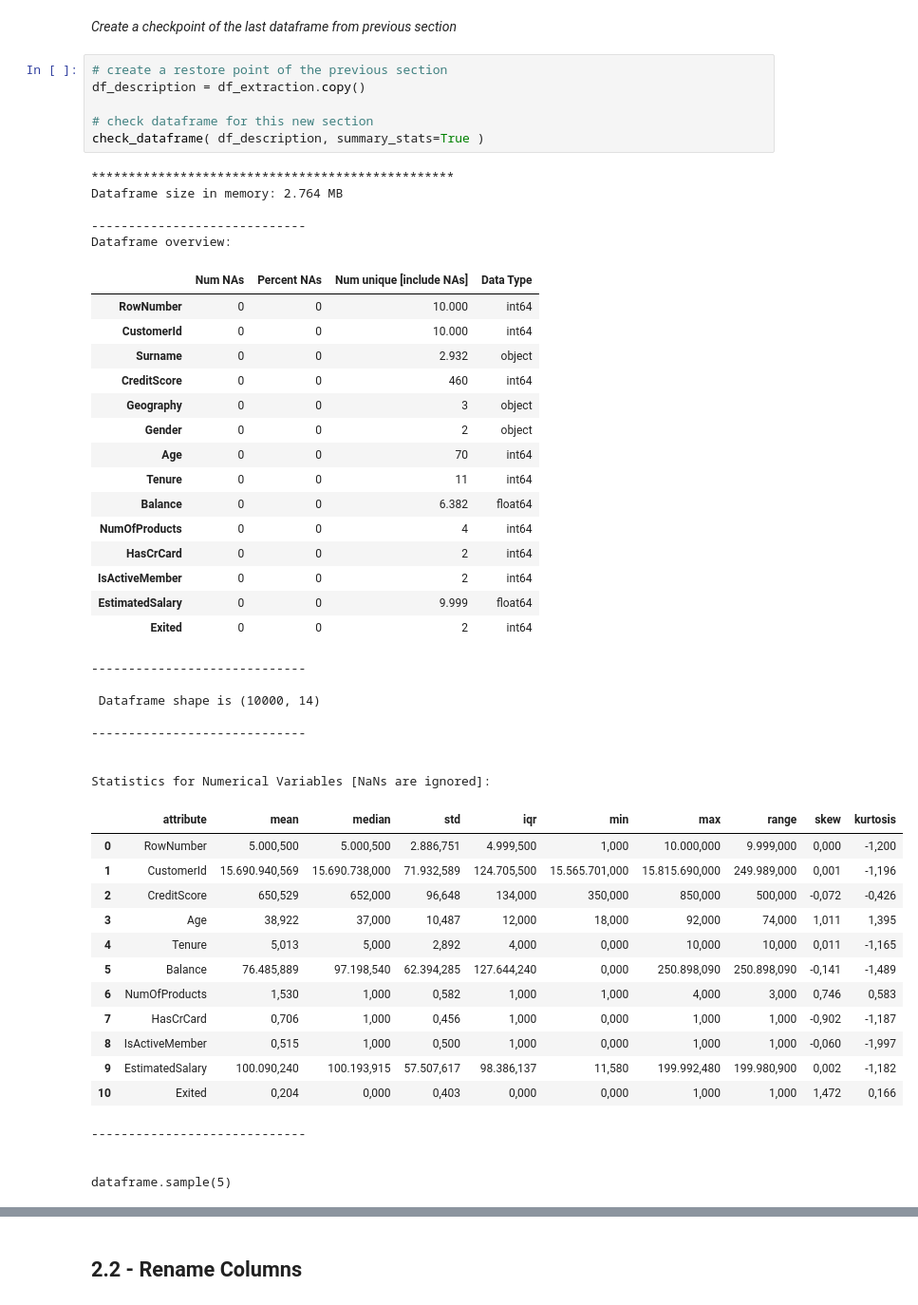
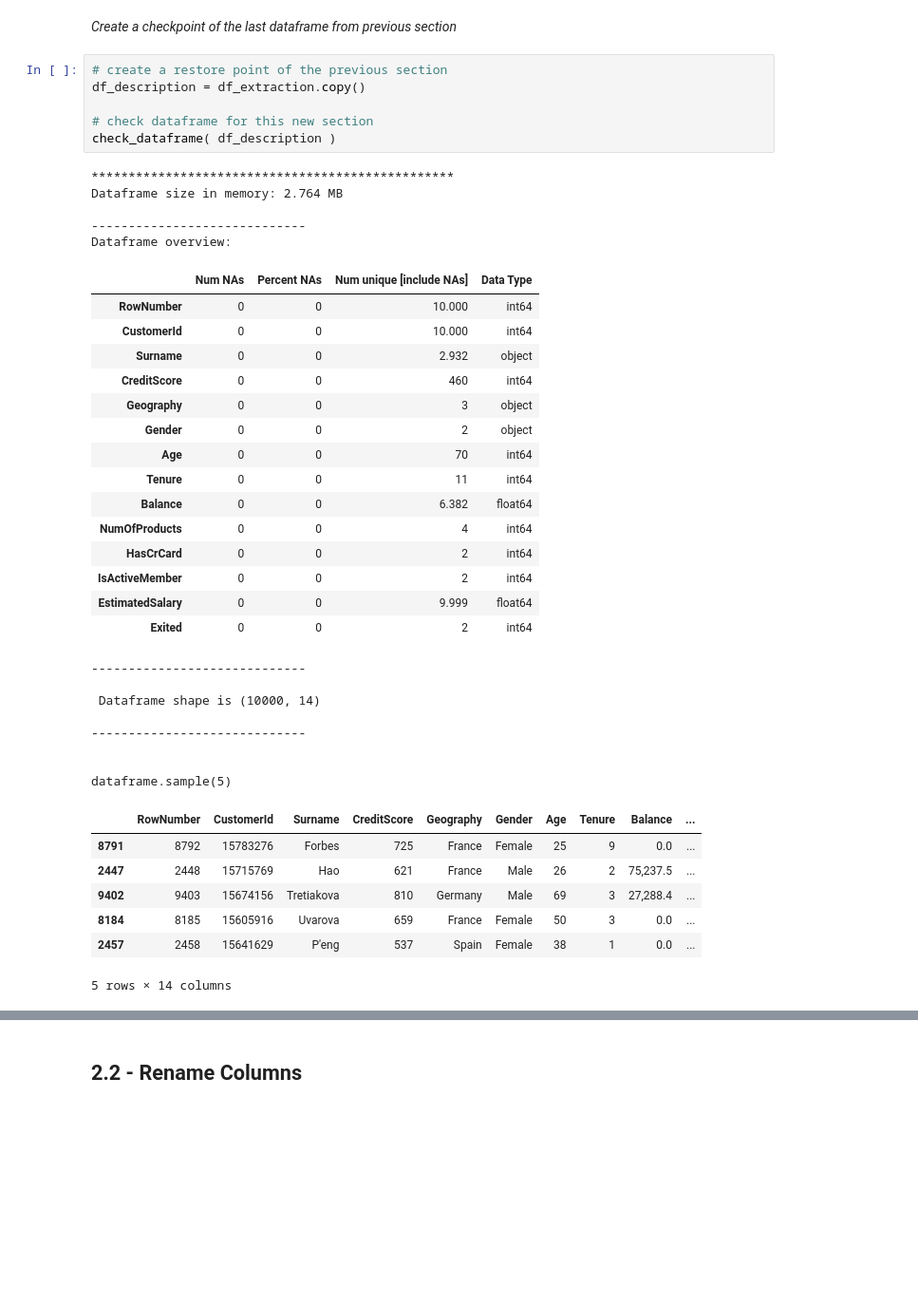
Before and after one commit to ds-gustavo-cunha/Indicium-Case, a Jupyter notebook: notebooks/0.0_gustavo-cunha_first_iteration.ipynb, the cells around one changed output, grey strips where cells are left out. Shown at 95% size. Cells and saved outputs as stored; diff of their text form; blank space fills up the shorter version.

```diff
--- a/notebooks/0.0_gustavo-cunha_first_iteration.ipynb
+++ b/notebooks/0.0_gustavo-cunha_first_iteration.ipynb
@@ -139,49 +139,40 @@ df_extraction
 df_description = df_extraction.copy()
 
 # check dataframe for this new section
-check_dataframe( df_description, summary_stats=True )
+check_dataframe( df_description )
 # %% [output]
 *************************************************
 Dataframe size in memory: 2.764 MB
 
 -----------------------------
 Dataframe overview:
 |  | Num NAs | Percent NAs | Num unique [include NAs] | Data Type |
 | RowNumber | 0 | 0 | 10.000 | int64 |
 | CustomerId | 0 | 0 | 10.000 | int64 |
 | Surname | 0 | 0 | 2.932 | object |
 | CreditScore | 0 | 0 | 460 | int64 |
 | Geography | 0 | 0 | 3 | object |
 | Gender | 0 | 0 | 2 | object |
 | Age | 0 | 0 | 70 | int64 |
 | Tenure | 0 | 0 | 11 | int64 |
 | Balance | 0 | 0 | 6.382 | float64 |
 | NumOfProducts | 0 | 0 | 4 | int64 |
 | HasCrCard | 0 | 0 | 2 | int64 |
 | IsActiveMember | 0 | 0 | 2 | int64 |
 | EstimatedSalary | 0 | 0 | 9.999 | float64 |
 | Exited | 0 | 0 | 2 | int64 |
 -----------------------------
 
  Dataframe shape is (10000, 14)
 
 -----------------------------
 
 
-Statistics for Numerical Variables [NaNs are ignored]:
+dataframe.sample(5)
-|  | attribute | mean | median | std | iqr | min | max | range | skew | kurtosis |
-| 0 | RowNumber | 5.000,500 | 5.000,500 | 2.886,751 | 4.999,500 | 1,000 | 10.000,000 | 9.999,000 | 0,000 | -1,200 |
-| 1 | CustomerId | 15.690.940,569 | 15.690.738,000 | 71.932,589 | 124.705,500 | 15.565.701,000 | 15.815.690,000 | 249.989,000 | 0,001 | -1,196 |
-| 2 | CreditScore | 650,529 | 652,000 | 96,648 | 134,000 | 350,000 | 850,000 | 500,000 | -0,072 | -0,426 |
-| 3 | Age | 38,922 | 37,000 | 10,487 | 12,000 | 18,000 | 92,000 | 74,000 | 1,011 | 1,395 |
-| 4 | Tenure | 5,013 | 5,000 | 2,892 | 4,000 | 0,000 | 10,000 | 10,000 | 0,011 | -1,165 |
-| 5 | Balance | 76.485,889 | 97.198,540 | 62.394,285 | 127.644,240 | 0,000 | 250.898,090 | 250.898,090 | -0,141 | -1,489 |
-| 6 | NumOfProducts | 1,530 | 1,000 | 0,582 | 1,000 | 1,000 | 4,000 | 3,000 | 0,746 | 0,583 |
-| 7 | HasCrCard | 0,706 | 1,000 | 0,456 | 1,000 | 0,000 | 1,000 | 1,000 | -0,902 | -1,187 |
-| 8 | IsActiveMember | 0,515 | 1,000 | 0,500 | 1,000 | 0,000 | 1,000 | 1,000 | -0,060 | -1,997 |
-| 9 | EstimatedSalary | 100.090,240 | 100.193,915 | 57.507,617 | 98.386,137 | 11,580 | 199.992,480 | 199.980,900 | 0,002 | -1,182 |
-| 10 | Exited | 0,204 | 0,000 | 0,403 | 0,000 | 0,000 | 1,000 | 1,000 | 1,472 | 0,166 |
+|  | RowNumber | CustomerId | Surname | CreditScore | Geography | Gender | Age | Tenure | Balance | ... |
+| 8791 | 8792 | 15783276 | Forbes | 725 | France | Female | 25 | 9 | 0.0 | ... |
+| 2447 | 2448 | 15715769 | Hao | 621 | France | Male | 26 | 2 | 75,237.5 | ... |
+| 9402 | 9403 | 15674156 | Tretiakova | 810 | Germany | Male | 69 | 3 | 27,288.4 | ... |
+| 8184 | 8185 | 15605916 | Uvarova | 659 | France | Female | 50 | 3 | 0.0 | ... |
+| 2457 | 2458 | 15641629 | P'eng | 537 | Spain | Female | 38 | 1 | 0.0 | ... |
------------------------------
-
-
-dataframe.sample(5)
+5 rows × 14 columns
```
Also changed, not shown: parts of 9 cells of this notebook.
